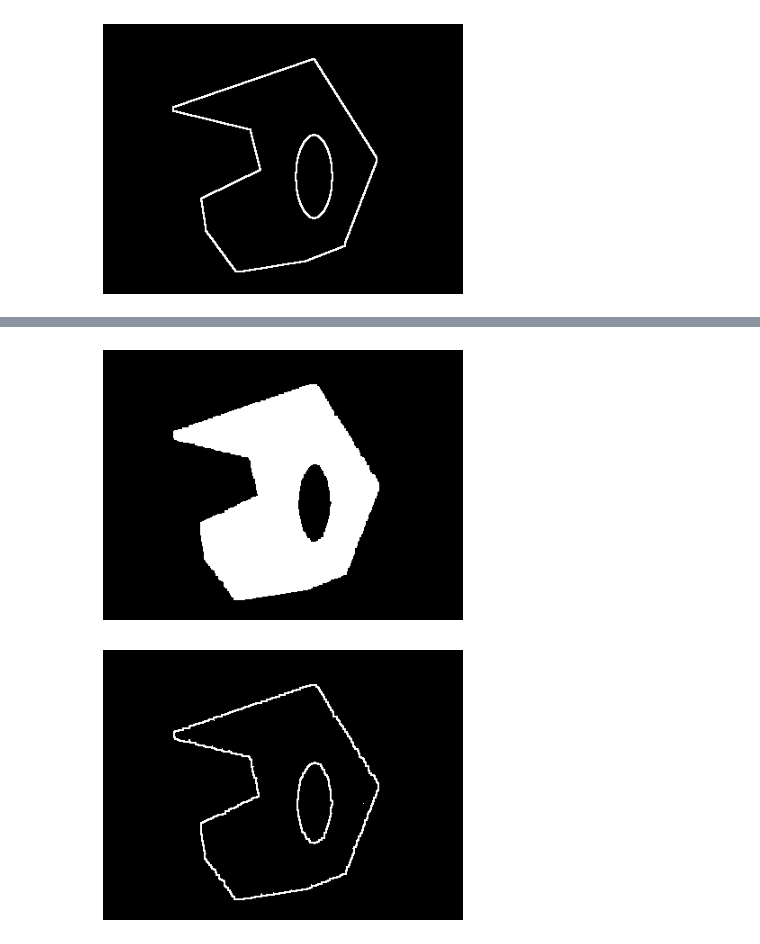
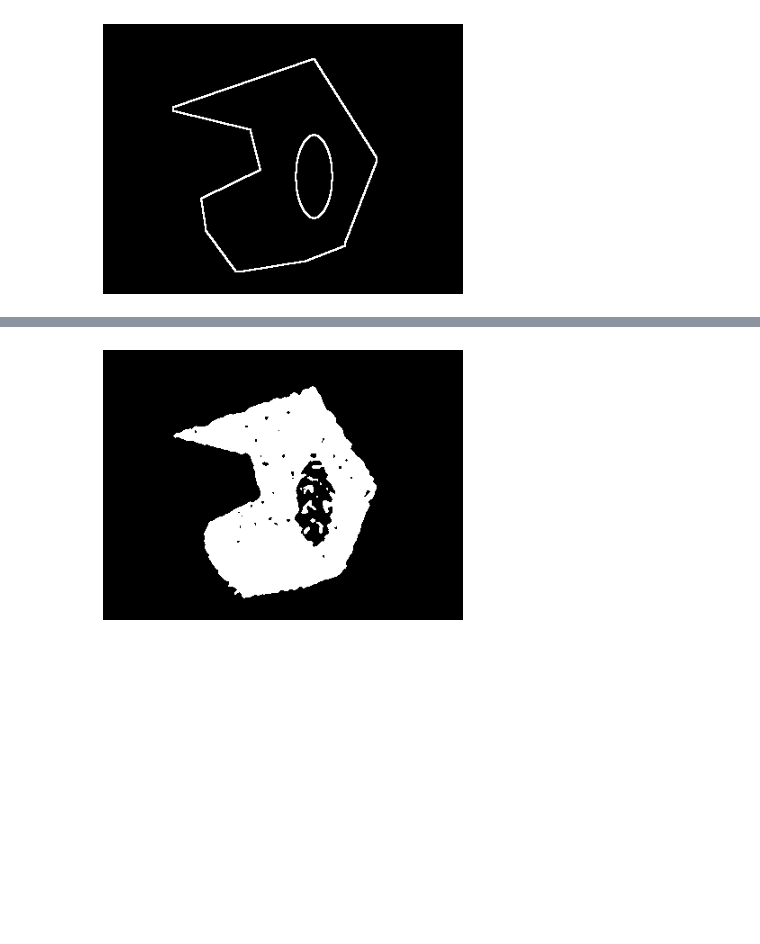
Before and after one commit to Oborichkin/data-processing, a Jupyter notebook: notebooks/contour3.ipynb, the cells around one changed output, grey strips where cells are left out. Cells and saved outputs as stored; diff of their text form; code cells hidden in the pictures; blank space fills up the shorter version.

```diff
--- a/notebooks/contour3.ipynb
+++ b/notebooks/contour3.ipynb
@@ -29,5 +32,8 @@ e1 = model.erode()
 # %%
+model = Image.from_file("../data/model.jpg")
+model.histogram(64)
 noised = model.noise(0.15, "gauss").noise(0.15, "sp")
 noised.normalize()
 noised.plot()
+noised.histogram(64)
 # %% [output]
@@ -41,4 +49,4 @@ d2.plot()
 # %%
-d2_1 = d2.threashold(d2.mode[0])
+d2_1 = median_filter(d2, 5)
 d2_1.plot()
 # %% [output]
@@ -46,7 +54,5 @@ d2_1.plot()
 # %%
-d2_2 = d2_1.dilate()
+d2_2 = d2_1.threashold(d2_1.mode[0])
 d2_2.plot()
-(d2_2 - d2_1).plot()
 # %% [output]
-[figure, old version]
+[figure, new version]
-[figure, removed]
```
Also changed, not shown: parts of 20 cells of this notebook.
